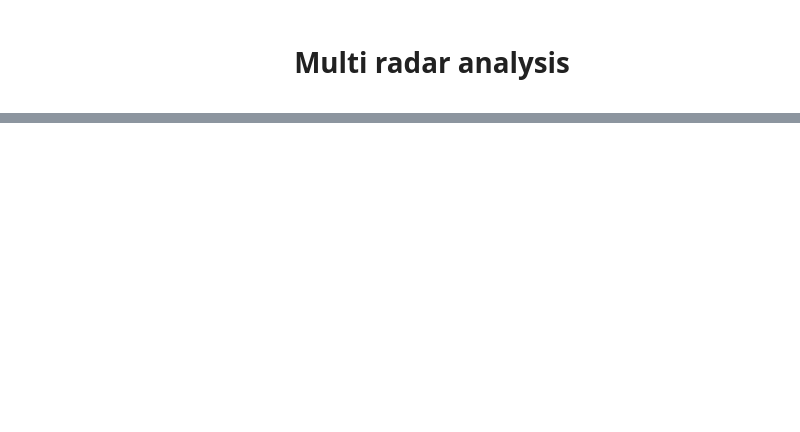
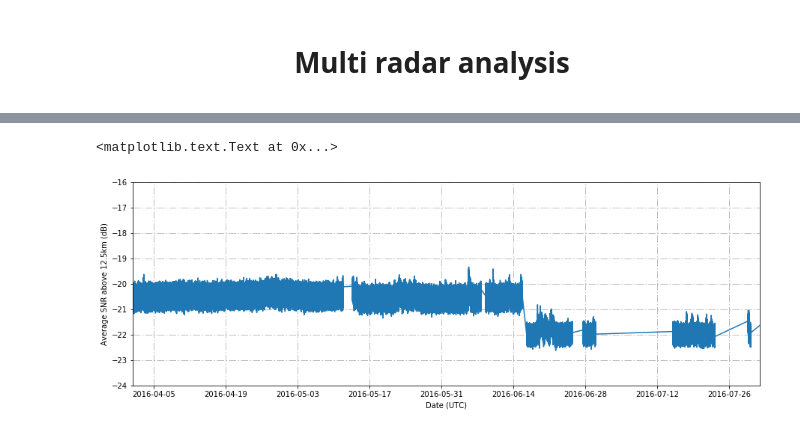
Before and after one commit to scollis/kazr_tools, a Jupyter notebook: notebooks/multi_radar_extraction.ipynb, the cells around one changed output, grey strips where cells are left out. Drawn from its saved outputs; the diff is of its cells as text; code cells hidden in the pictures; blank space fills up the shorter version.

```diff
--- a/notebooks/multi_radar_extraction.ipynb
+++ b/notebooks/multi_radar_extraction.ipynb
@@ -129,0 +158,18 @@ plt.xlabel('Date (UTC)')
+# %%
+fig = plt.figure(figsize = [15,5])
+plt.plot(tarrs_o, toas_o)
+plt.ylim([-24,-16])
+plt.xlim([netCDF4.datetime(2016, 4, 1,), netCDF4.datetime(2016, 8, 1,)])
+ax = plt.gca()
+ax.grid(True)
+
+gridlines = ax.get_xgridlines() + ax.get_ygridlines()
+
+for line in gridlines:
+    line.set_linestyle('-.')
+
+plt.ylabel('Average SNR above 12.5km (dB)')
+plt.xlabel('Date (UTC)')
+# %% [output]
+<matplotlib.text.Text at 0x...>
+[figure, added]
```
Also changed, not shown: parts of 15 cells of this notebook.
